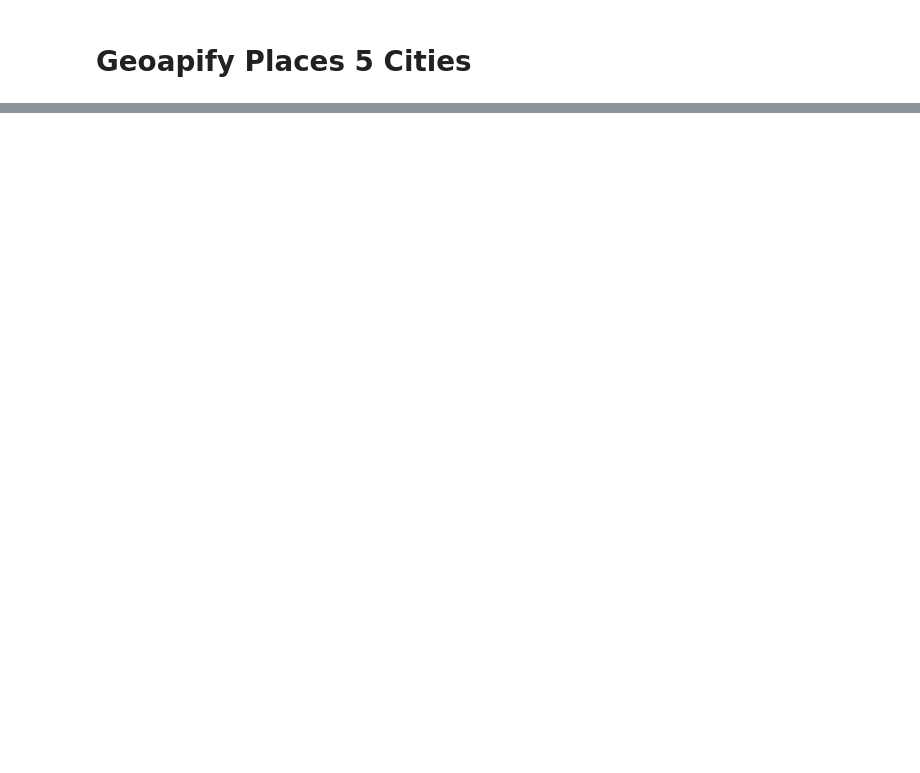
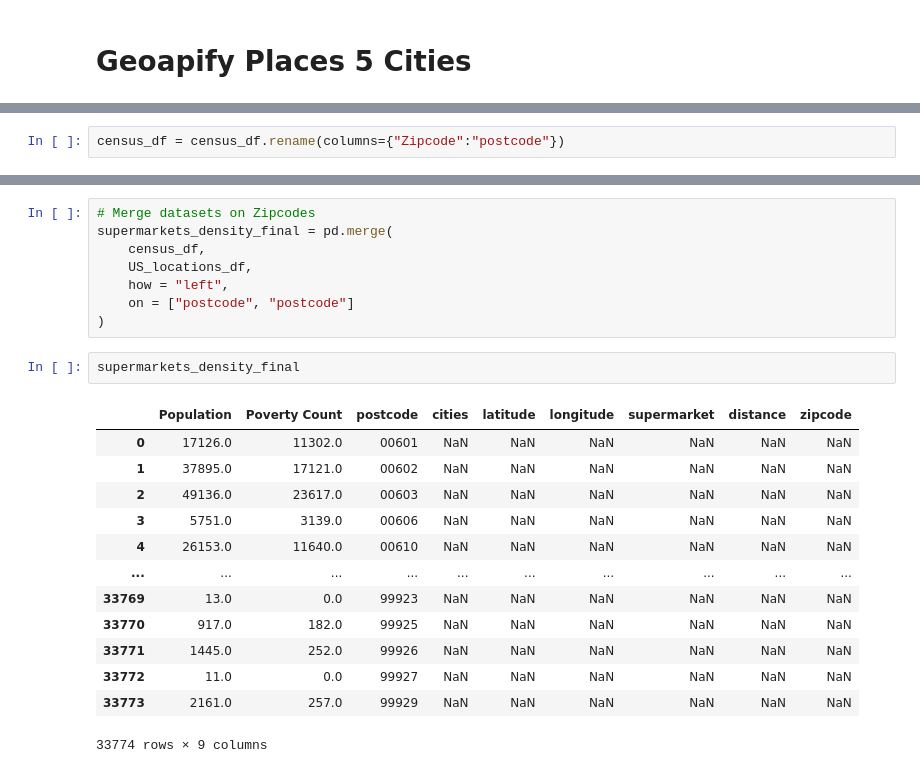
Before and after one commit to slromero/Project1, a Jupyter notebook: Project1.ipynb, the cells around one changed output, grey strips where cells are left out. Drawn from its saved outputs; the diff is of its cells as text; blank space fills up the shorter version.

```diff
--- a/Project1.ipynb
+++ b/Project1.ipynb
@@ -98,0 +146,2 @@ Monmouth, OR - nearest supermarket: Western Oregon University Book Store
+# %%
+census_df = census_df.rename(columns={"Zipcode":"postcode"})
@@ -98,0 +173,24 @@ Monmouth, OR - nearest supermarket: Western Oregon University Book Store
+# %%
+# Merge datasets on Zipcodes
+supermarkets_density_final = pd.merge(
+    census_df,
+    US_locations_df,
+    how = "left",
+    on = ["postcode", "postcode"]
+)
+# %%
+supermarkets_density_final
+# %% [output]
+|  | Population | Poverty Count | postcode | cities | latitude | longitude | supermarket | distance | zipcode |
+| 0 | 17126.0 | 11302.0 | 00601 | NaN | NaN | NaN | NaN | NaN | NaN |
+| 1 | 37895.0 | 17121.0 | 00602 | NaN | NaN | NaN | NaN | NaN | NaN |
+| 2 | 49136.0 | 23617.0 | 00603 | NaN | NaN | NaN | NaN | NaN | NaN |
+| 3 | 5751.0 | 3139.0 | 00606 | NaN | NaN | NaN | NaN | NaN | NaN |
+| 4 | 26153.0 | 11640.0 | 00610 | NaN | NaN | NaN | NaN | NaN | NaN |
+| ... | ... | ... | ... | ... | ... | ... | ... | ... | ... |
+| 33769 | 13.0 | 0.0 | 99923 | NaN | NaN | NaN | NaN | NaN | NaN |
+| 33770 | 917.0 | 182.0 | 99925 | NaN | NaN | NaN | NaN | NaN | NaN |
+| 33771 | 1445.0 | 252.0 | 99926 | NaN | NaN | NaN | NaN | NaN | NaN |
+| 33772 | 11.0 | 0.0 | 99927 | NaN | NaN | NaN | NaN | NaN | NaN |
+| 33773 | 2161.0 | 257.0 | 99929 | NaN | NaN | NaN | NaN | NaN | NaN |
+33774 rows × 9 columns
```
Also changed, not shown: parts of 7 cells of this notebook, 2 other files.
